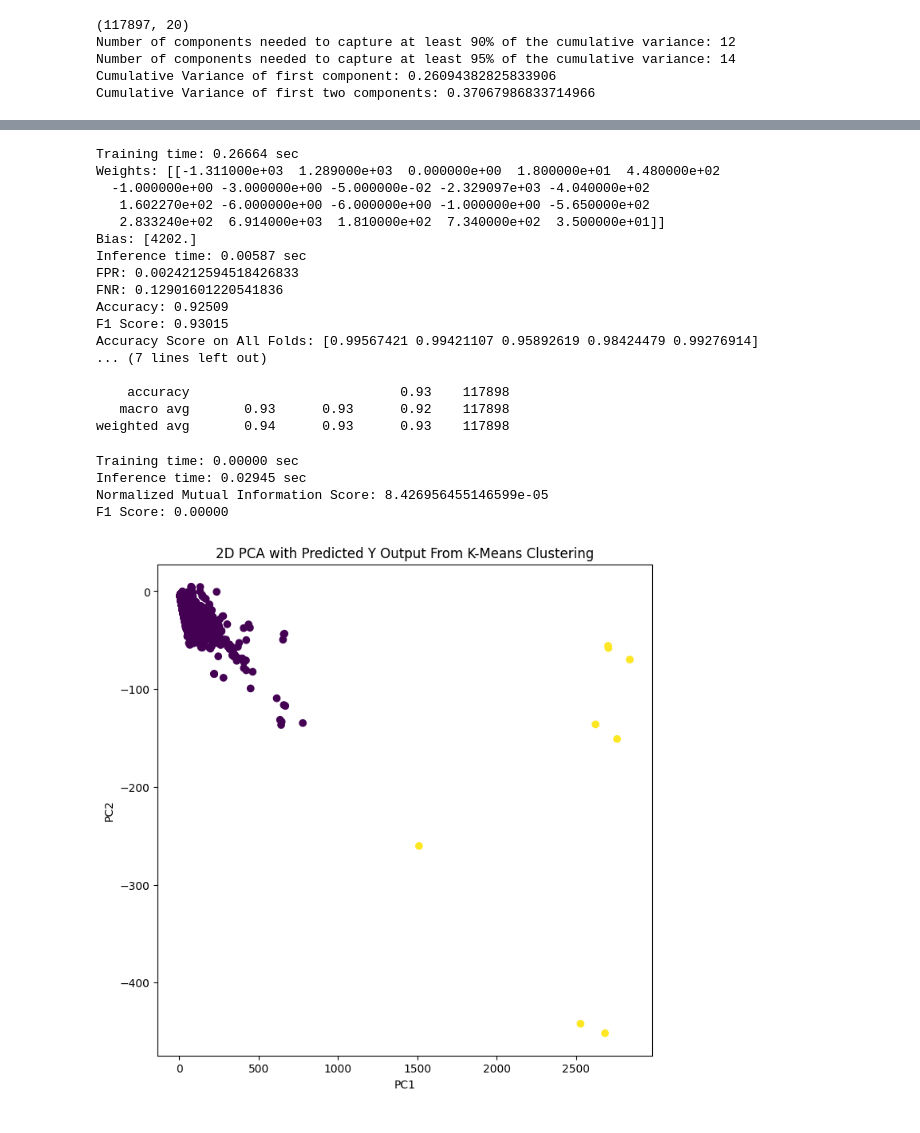
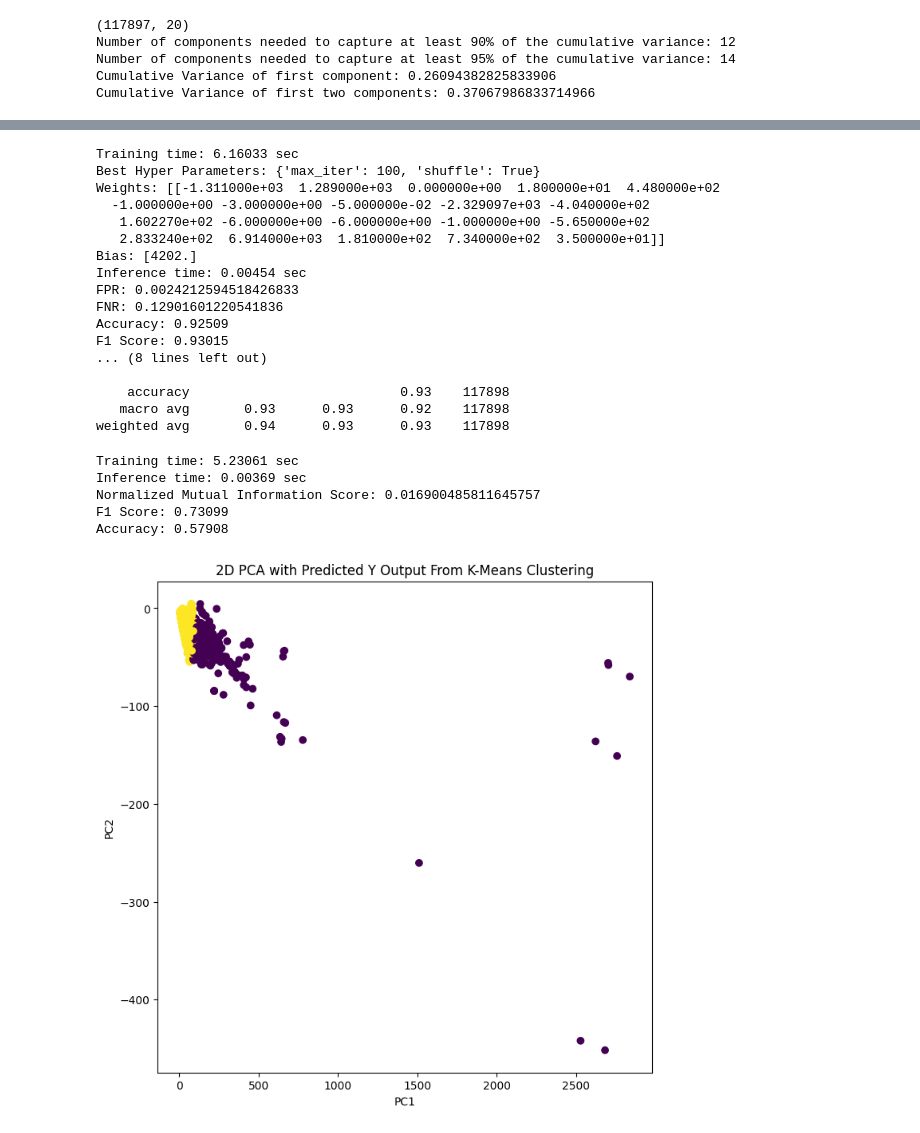
Before and after one commit to ishang999/phishing-app, a Jupyter notebook: model_code/model_code.ipynb, the cells around one changed output, grey strips where cells are left out. Saved outputs shown, nothing was run; the diff lists cells and outputs as text; code cells hidden in the pictures.

```diff
--- a/model_code/model_code.ipynb
+++ b/model_code/model_code.ipynb
@@ -110,18 +124,28 @@ from sklearn.model_selection import cross_val_score
 import pickle
 import time
 from sklearn.metrics import recall_score
+from sklearn.model_selection import GridSearchCV
 
+param_grid = {
+    'criterion': ['gini', 'entropy', 'log_loss']
+}
 
 start_time = time.time()
+model = DecisionTreeClassifier(ccp_alpha=0.003) #apply a postpruning to reduce tree complexity
+grid = GridSearchCV(estimator=model, param_grid=param_grid)
 
-model = DecisionTreeClassifier(ccp_alpha=0.003) #apply a postpruning to reduce tree complexity
-model.fit(x_train, y_train)
+#model.fit(x_train, y_train)
+grid.fit(x_train, y_train)
 
 end_time = time.time()
+
+print(f"Best Hyper Parameters: {grid.best_params_}")
+best = grid.best_estimator_
+
 print(f'Training time: {end_time - start_time:.5f} sec')
 
 start_time = time.time()
-y_prediction = model.predict(x_test)
+y_prediction = best.predict(x_test)
 end_time = time.time()
 print(f'Inference time: {end_time - start_time:.5f} sec')
 
@@ -136,18 +160,18 @@ accuracy = accuracy_score(y_test, y_prediction)
 print(f'Accuracy: {accuracy:.5f}')
 print(f'F1 Score: {f1:.5f}')
 
-cv_score = cross_val_score(model, x, y, scoring='accuracy')
+cv_score = cross_val_score(best, x, y, scoring='accuracy')
 print(f"Accuracy Score on All Folds: {cv_score}")
 print(f"Average Score on All Folds (Mean): {cv_score.mean()}")
 
-cv_score = cross_val_score(model, x, y, scoring='f1')
+cv_score = cross_val_score(best, x, y, scoring='f1')
 print(f"F1 Score on All Folds: {cv_score}")
 print(f"F1 Score on All Folds (Mean): {cv_score.mean()}")
 
 print(classification_report(y_test, y_prediction, zero_division=0))
 
 fig = plt.figure(figsize=(25,25))
-_ = tree.plot_tree(model, feature_names=x_train.columns, filled=True)
+_ = tree.plot_tree(best, feature_names=x_train.columns, filled=True)
 
 fpr_class0, tpr_class0, threshold_class0 = roc_curve(y_test, y_prediction)
 
@@ -163,5 +187,5 @@ plt.grid(True)
 plt.show()
 
 with open('decision_tree_model.pkl', 'wb') as file:
-    pickle.dump(model, file)
+    pickle.dump(best, file)
 # %% [output]
@@ -500,21 +551,30 @@ from sklearn.linear_model import Perceptron
 
 start_time = time.time()
 
+param_grid = {
+    'max_iter': [100, 500, 1000, 5000],
+    'shuffle': [True, False]
+}
+
 model = Perceptron()
-model.fit(x_train, y_train)
+#model.fit(x_train, y_train)
+grid = GridSearchCV(estimator=model, param_grid=param_grid)
+grid.fit(x_train, y_train)
 
 end_time = time.time()
 print(f'Training time: {end_time - start_time:.5f} sec')
+print(f"Best Hyper Parameters: {grid.best_params_}")
+best = grid.best_estimator_
 
-weights = model.coef_
-bias = model.intercept_
+weights = best.coef_
+bias = best.intercept_
 
 print("Weights:", weights)
 print("Bias:", bias)
 
 start_time = time.time()
 
-y_prediction = model.predict(x_test)
+y_prediction = best.predict(x_test)
 
 end_time = time.time()
 print(f'Inference time: {end_time - start_time:.5f} sec')
@@ -529,29 +589,29 @@ accuracy = accuracy_score(y_test, y_prediction)
 print(f'Accuracy: {accuracy:.5f}')
 print(f'F1 Score: {f1:.5f}')
 
-cv_score = cross_val_score(model, x, y, scoring='accuracy')
+cv_score = cross_val_score(best, x, y, scoring='accuracy')
 print(f"Accuracy Score on All Folds: {cv_score}")
 print(f"Average Score on All Folds (Mean): {cv_score.mean()}")
 
-cv_score = cross_val_score(model, x, y, scoring='f1')
+cv_score = cross_val_score(best, x, y, scoring='f1')
 print(f"F1 Score on All Folds: {cv_score}")
 print(f"F1 Score on All Folds (Mean): {cv_score.mean()}")
 
 print(classification_report(y_test, y_prediction, zero_division=0))
 # %% [output]
-Training time: 0.26664 sec
+Training time: 6.16033 sec
+Best Hyper Parameters: {'max_iter': 100, 'shuffle': True}
 Weights: [[-1.311000e+03  1.289000e+03  0.000000e+00  1.800000e+01  4.480000e+02
   -1.000000e+00 -3.000000e+00 -5.000000e-02 -2.329097e+03 -4.040000e+02
    1.602270e+02 -6.000000e+00 -6.000000e+00 -1.000000e+00 -5.650000e+02
    2.833240e+02  6.914000e+03  1.810000e+02  7.340000e+02  3.500000e+01]]
 Bias: [4202.]
-Inference time: 0.00587 sec
+Inference time: 0.00454 sec
 FPR: 0.0024212594518426833
 FNR: 0.12901601220541836
 Accuracy: 0.92509
 F1 Score: 0.93015
-Accuracy Score on All Folds: [0.99567421 0.99421107 0.95892619 0.98424479 0.99276914]
-... (7 lines left out)
+... (8 lines left out)
 
     accuracy                           0.93    117898
    macro avg       0.93      0.93      0.92    117898
@@ -560,48 +620,58 @@ weighted avg       0.94      0.93      0.93    117898
 from sklearn.cluster import KMeans
 from sklearn.metrics import normalized_mutual_info_score
 
+param_grid = {
+    'init': ['k-means++', 'random'],
+    'max_iter': [100, 200, 300, 500, 1000],
+}
+
 start_time = time.time()
 
 kmeans = KMeans(n_clusters=2)
+grid = GridSearchCV(estimator=kmeans, param_grid=param_grid)
+grid.fit(x_org_pca_2_components)
 
 end_time = time.time()
 print(f'Training time: {end_time - start_time:.5f} sec')
 
 start_time = time.time()
 
-y_prediction = kmeans.fit_predict(x_org_pca_2_components)
+y_prediction = grid.predict(x_org_pca_2_components)
 
 end_time = time.time()
 print(f'Inference time: {end_time - start_time:.5f} sec')
 
 nmi_score = normalized_mutual_info_score(y, y_prediction)
 print(f"Normalized Mutual Information Score: {nmi_score}")
 
 f1 = f1_score(y, y_prediction)
 print(f'F1 Score: {f1:.5f}')
+accuracy = accuracy_score(y, y_prediction)
+print(f'Accuracy: {accuracy:.5f}')
 
 
 # #############################################################################
 
 plt.figure(figsize=(8, 8))
 plt.scatter(x_org_pca_2_components[:, 0], x_org_pca_2_components[:, 1], c=y_prediction)
 plt.title('2D PCA with Predicted Y Output From K-Means Clustering')
 plt.xlabel('PC1')
 plt.ylabel('PC2')
 plt.show()
 
 plt.figure(figsize=(8, 8))
 plt.scatter(x_org_pca_2_components[:, 0], x_org_pca_2_components[:, 1], c=y)
 plt.title('2D PCA with Actual Y Output From K-Means Clustering')
 plt.xlabel('PC1')
 plt.ylabel('PC2')
 plt.show()
 # %% [output]
-Training time: 0.00000 sec
-Inference time: 0.02945 sec
-Normalized Mutual Information Score: 8.426956455146599e-05
-F1 Score: 0.00000
+Training time: 5.23061 sec
+Inference time: 0.00369 sec
+Normalized Mutual Information Score: 0.016900485811645757
+F1 Score: 0.73099
+Accuracy: 0.57908
-[figure, old version]
+[figure, new version]
 [figure]
 # %%
 from sklearn.cluster import AgglomerativeClustering
```
Also changed, not shown: parts of 10 cells of this notebook.
